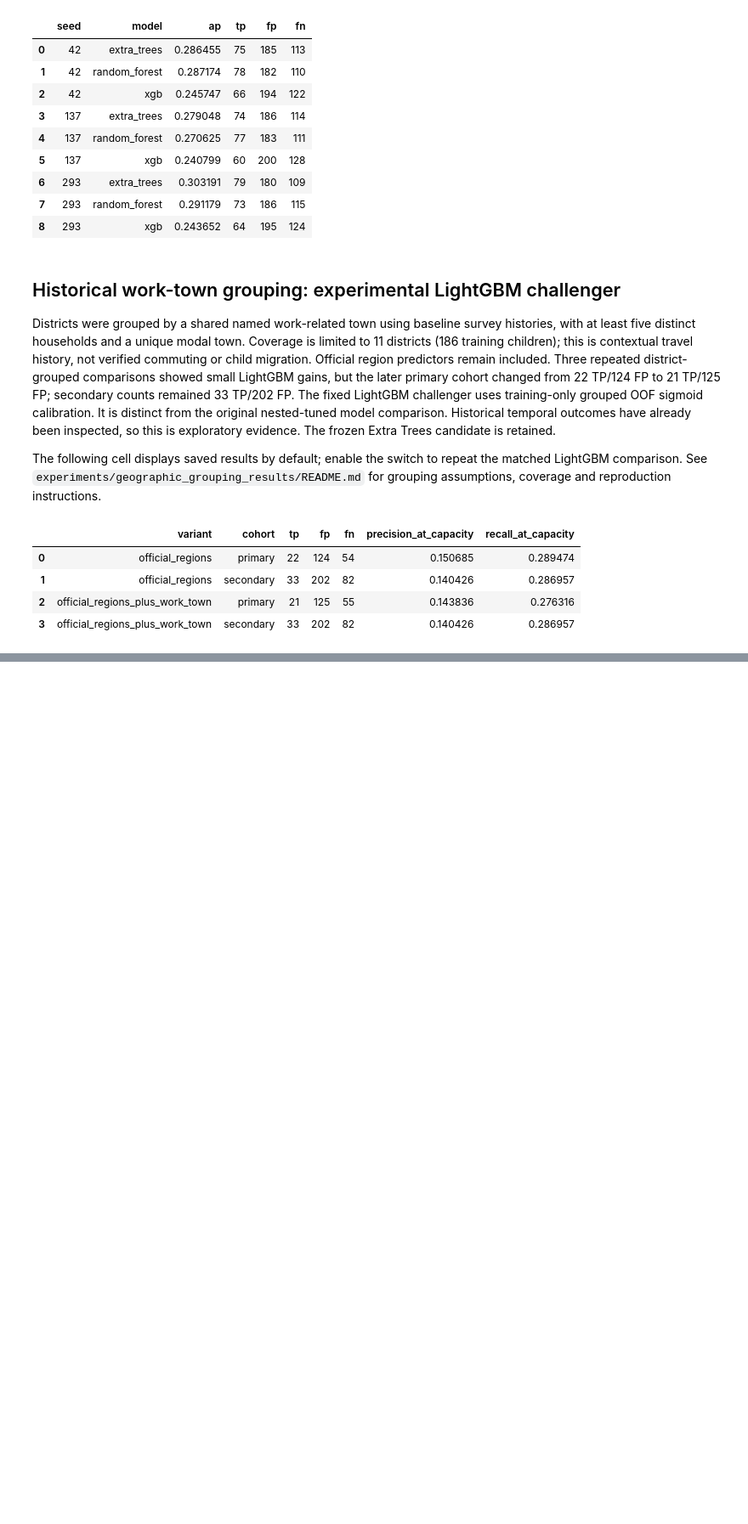
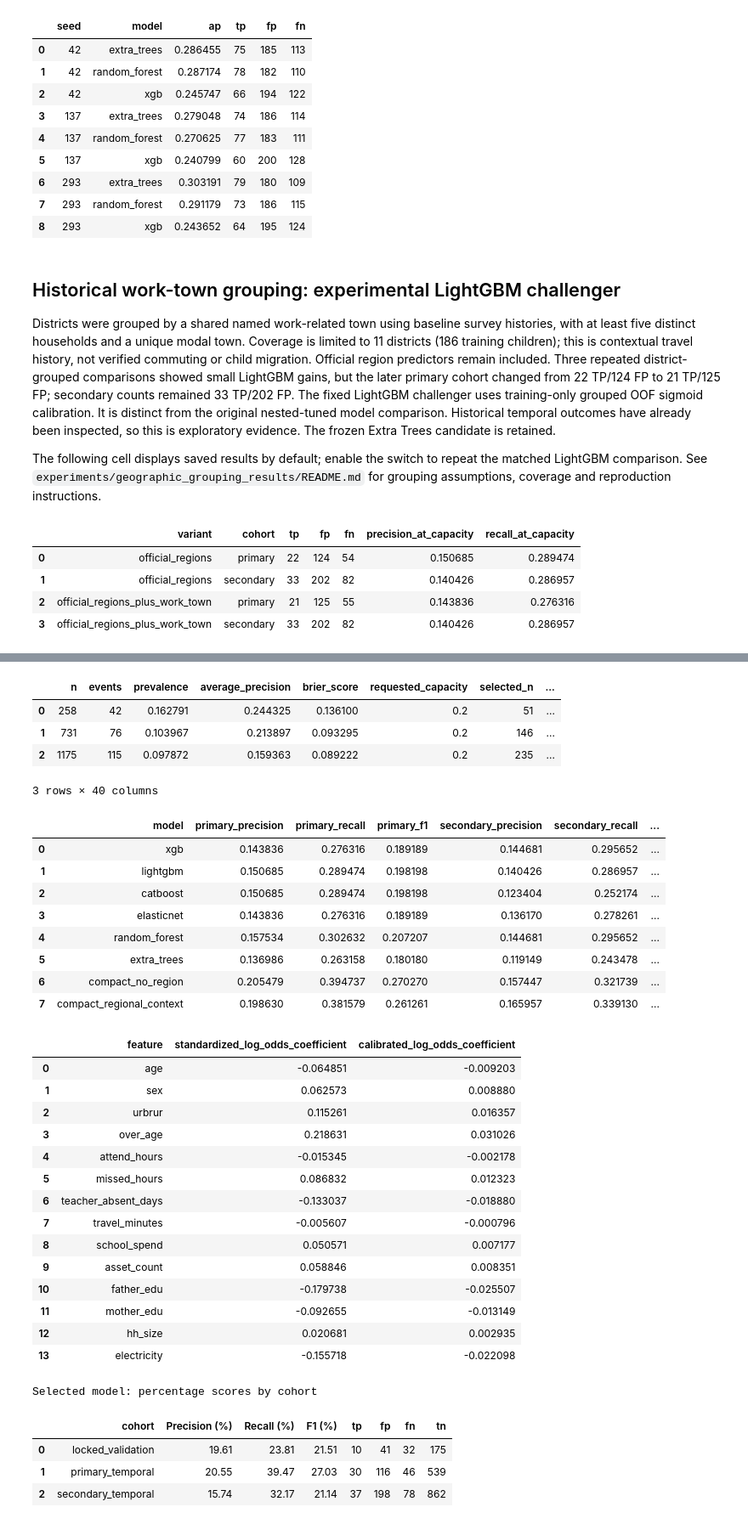
Before and after one commit to Emile-Lucky-Muhigira/AISD_Project, a Jupyter notebook: phase2_implementation/notebooks/pipeline_execution.ipynb, the cells around one changed output, grey strips where cells are left out. Shown at 85% size. Cells and saved outputs as stored; diff of their text form; code cells hidden in the pictures; blank space fills up the shorter version.

Commit message:
Add compact dropout model and retrospective evaluation

```diff
--- a/phase2_implementation/notebooks/pipeline_execution.ipynb
+++ b/phase2_implementation/notebooks/pipeline_execution.ipynb
@@ -2431,0 +2435,24 @@ display(geographic_results[["variant", "cohort", "tp", "fp", "fn", "precision_at
+# %%
+from pathlib import Path
+import json
+import pandas as pd
+from src.phase3_readiness import run as train_compact_models
+model_root = Path.cwd()
+while not (model_root / 'src').is_dir() and model_root != model_root.parent:
+    model_root = model_root.parent
+train_compact_models(model_root)
+model_dir = model_root / 'phase2_implementation'
+model_metadata = json.loads((model_dir / 'selected_model.json').read_text())
+print('Selected specification:', model_metadata['selected_variant'])
+print(model_metadata['status'])
+display(pd.read_csv(model_dir / 'selected_model_metrics.csv'))
+display(pd.read_csv(model_dir / 'temporal_precision_recall_f1.csv'))
+display(pd.read_csv(model_dir / 'selected_model_coefficients.csv'))
+
+selected_summary = pd.read_csv(model_dir / 'selected_model_metrics.csv')
+selected_summary = selected_summary[['cohort', 'precision_at_capacity', 'recall_at_capacity', 'f1', 'tp', 'fp', 'fn', 'tn']].copy()
+selected_summary[['precision_at_capacity', 'recall_at_capacity', 'f1']] *= 100
+selected_summary = selected_summary.rename(columns={'precision_at_capacity': 'Precision (%)', 'recall_at_capacity': 'Recall (%)', 'f1': 'F1 (%)'})
+print('Selected model: percentage scores by cohort')
+display(selected_summary.round(2))
+# %% [output]
@@ -2431,0 +2475,34 @@ display(geographic_results[["variant", "cohort", "tp", "fp", "fn", "precision_at
+|  | n | events | prevalence | average_precision | brier_score | requested_capacity | selected_n | ... |
+| 0 | 258 | 42 | 0.162791 | 0.244325 | 0.136100 | 0.2 | 51 | ... |
+| 1 | 731 | 76 | 0.103967 | 0.213897 | 0.093295 | 0.2 | 146 | ... |
+| 2 | 1175 | 115 | 0.097872 | 0.159363 | 0.089222 | 0.2 | 235 | ... |
+3 rows × 40 columns
+|  | model | primary_precision | primary_recall | primary_f1 | secondary_precision | secondary_recall | ... |
+| 0 | xgb | 0.143836 | 0.276316 | 0.189189 | 0.144681 | 0.295652 | ... |
+| 1 | lightgbm | 0.150685 | 0.289474 | 0.198198 | 0.140426 | 0.286957 | ... |
+| 2 | catboost | 0.150685 | 0.289474 | 0.198198 | 0.123404 | 0.252174 | ... |
+| 3 | elasticnet | 0.143836 | 0.276316 | 0.189189 | 0.136170 | 0.278261 | ... |
+| 4 | random_forest | 0.157534 | 0.302632 | 0.207207 | 0.144681 | 0.295652 | ... |
+| 5 | extra_trees | 0.136986 | 0.263158 | 0.180180 | 0.119149 | 0.243478 | ... |
+| 6 | compact_no_region | 0.205479 | 0.394737 | 0.270270 | 0.157447 | 0.321739 | ... |
+| 7 | compact_regional_context | 0.198630 | 0.381579 | 0.261261 | 0.165957 | 0.339130 | ... |
+|  | feature | standardized_log_odds_coefficient | calibrated_log_odds_coefficient |
+| 0 | age | -0.064851 | -0.009203 |
+| 1 | sex | 0.062573 | 0.008880 |
+| 2 | urbrur | 0.115261 | 0.016357 |
+| 3 | over_age | 0.218631 | 0.031026 |
+| 4 | attend_hours | -0.015345 | -0.002178 |
+| 5 | missed_hours | 0.086832 | 0.012323 |
+| 6 | teacher_absent_days | -0.133037 | -0.018880 |
+| 7 | travel_minutes | -0.005607 | -0.000796 |
+| 8 | school_spend | 0.050571 | 0.007177 |
+| 9 | asset_count | 0.058846 | 0.008351 |
+| 10 | father_edu | -0.179738 | -0.025507 |
+| 11 | mother_edu | -0.092655 | -0.013149 |
+| 12 | hh_size | 0.020681 | 0.002935 |
+| 13 | electricity | -0.155718 | -0.022098 |
+Selected model: percentage scores by cohort
+|  | cohort | Precision (%) | Recall (%) | F1 (%) | tp | fp | fn | tn |
+| 0 | locked_validation | 19.61 | 23.81 | 21.51 | 10 | 41 | 32 | 175 |
+| 1 | primary_temporal | 20.55 | 39.47 | 27.03 | 30 | 116 | 46 | 539 |
+| 2 | secondary_temporal | 15.74 | 32.17 | 21.14 | 37 | 198 | 78 | 862 |
```
Also changed, not shown: parts of 7 cells of this notebook, 23 other files.
